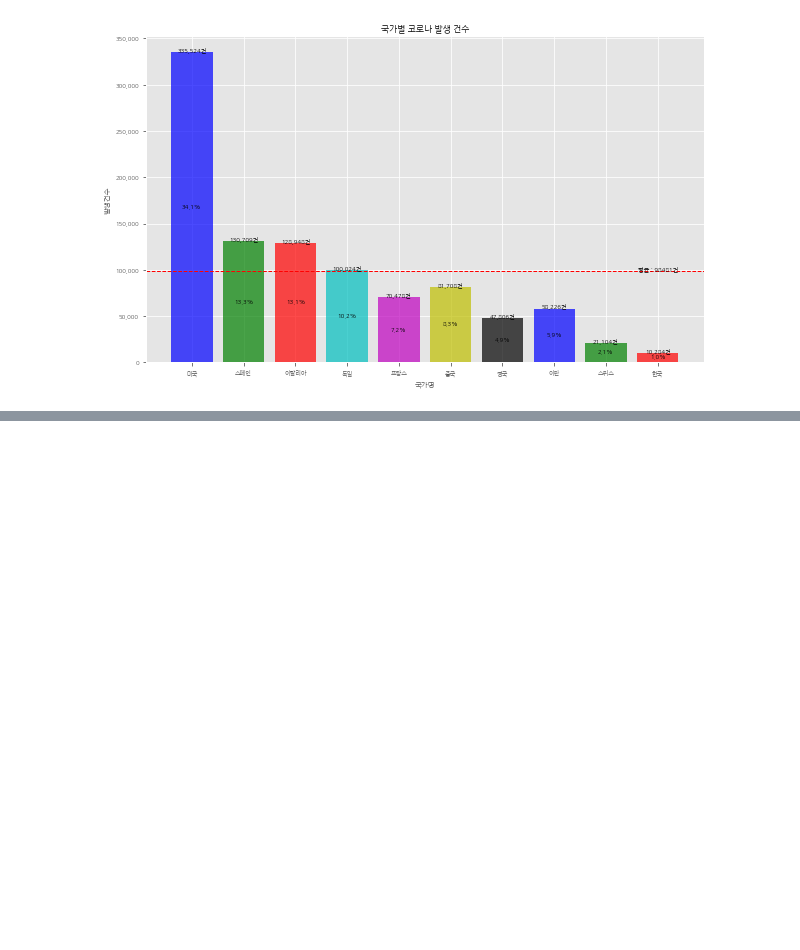
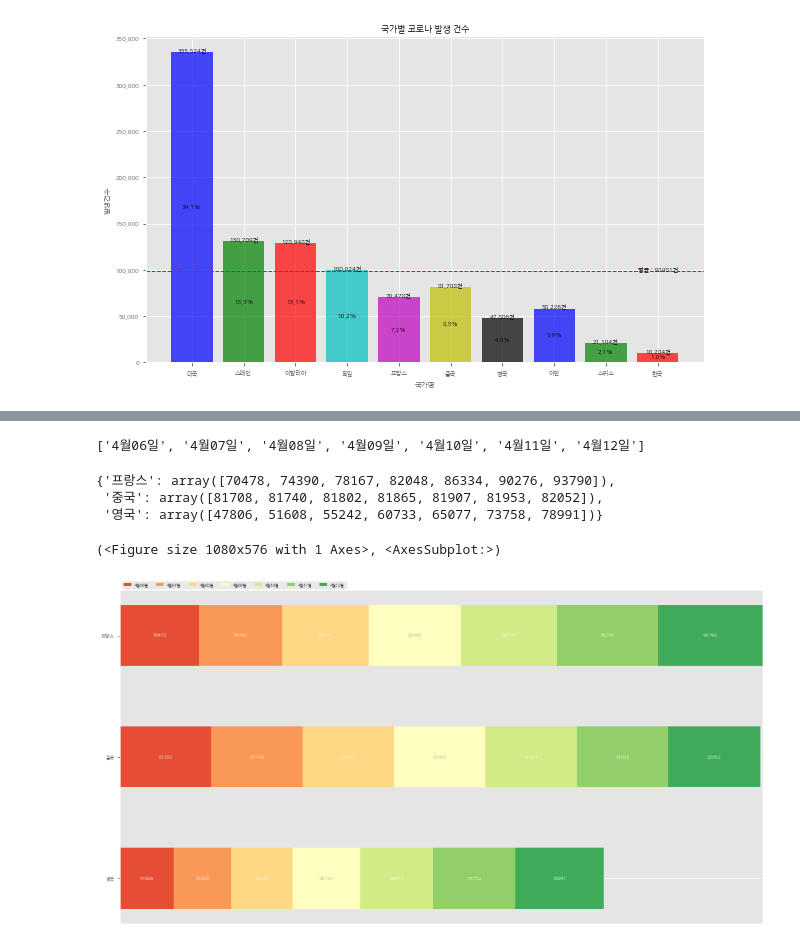
Before and after one commit to SmilingSammy/data_visualization_with_python, a Jupyter notebook: ch3/ch3.ipynb, the cells around one changed output, grey strips where cells are left out. Drawn from its saved outputs; the diff is of its cells as text; code cells hidden in the pictures; blank space fills up the shorter version.

```diff
--- a/ch3/ch3.ipynb
+++ b/ch3/ch3.ipynb
@@ -438,0 +530,55 @@ Name: 4월06일, dtype: float64
+# %%
+column_names = data.columns.tolist()
+column_names
+# %% [output]
+['4월06일', '4월07일', '4월08일', '4월09일', '4월10일', '4월11일', '4월12일']
+# %%
+# 국가별 numpy 배열을 저장하고 있는 사전
+chartdata = {}
+
+for row in data.index:
+    # data.loc[row])
+    # type(row))
+    chartdata[row] = data.loc[row].values
+
+chartdata
+# %% [output]
+{'프랑스': array([70478, 74390, 78167, 82048, 86334, 90276, 93790]),
+ '중국': array([81708, 81740, 81802, 81865, 81907, 81953, 82052]),
+ '영국': array([47806, 51608, 55242, 60733, 65077, 73758, 78991])}
+# %%
+def MakeBarChart03(chartdata, column_names):
+    labels = list(chartdata.keys())
+    data = np.array(list(chartdata.values()))
+    data_cum = data.cumsum(axis=1)
+    category_colors = plt.get_cmap('RdYlGn')(
+        np.linspace(0.15, 0.85, data.shape[1]))
+
+    fig, ax = plt.subplots(figsize=(15, 8))
+    ax.invert_yaxis()
+    ax.xaxis.set_visible(False)
+    ax.set_xlim(0, np.sum(data, axis=1).max())
+
+    for i, (colname, color) in enumerate(zip(column_names, category_colors)):
+        widths = data[:, i]
+        starts = data_cum[:, i] - widths
+        ax.barh(labels, widths, left=starts, height=0.5,
+                label=colname, color=color)
+        xcenters = starts + widths / 2
+
+        r, g, b, _ = color
+        text_color = 'white' if r * g * b < 0.5 else 'darkgrey'
+        for y, (x, c) in enumerate(zip(xcenters, widths)):
+            ax.text(x, y, str(int(c)), ha='center', va='center',
+                    color=text_color)
+    ax.legend(ncol=len(column_names), bbox_to_anchor=(0, 1),
+              loc='lower left', fontsize='small')
+
+
+    return fig, ax
+# end def MakeBarChart03
+# %%
+MakeBarChart03(chartdata, column_names)
+# %% [output]
+(<Figure size 1080x576 with 1 Axes>, <AxesSubplot:>)
+[figure, added]
```
Also changed, not shown: parts of 31 cells of this notebook, 1 other file.
